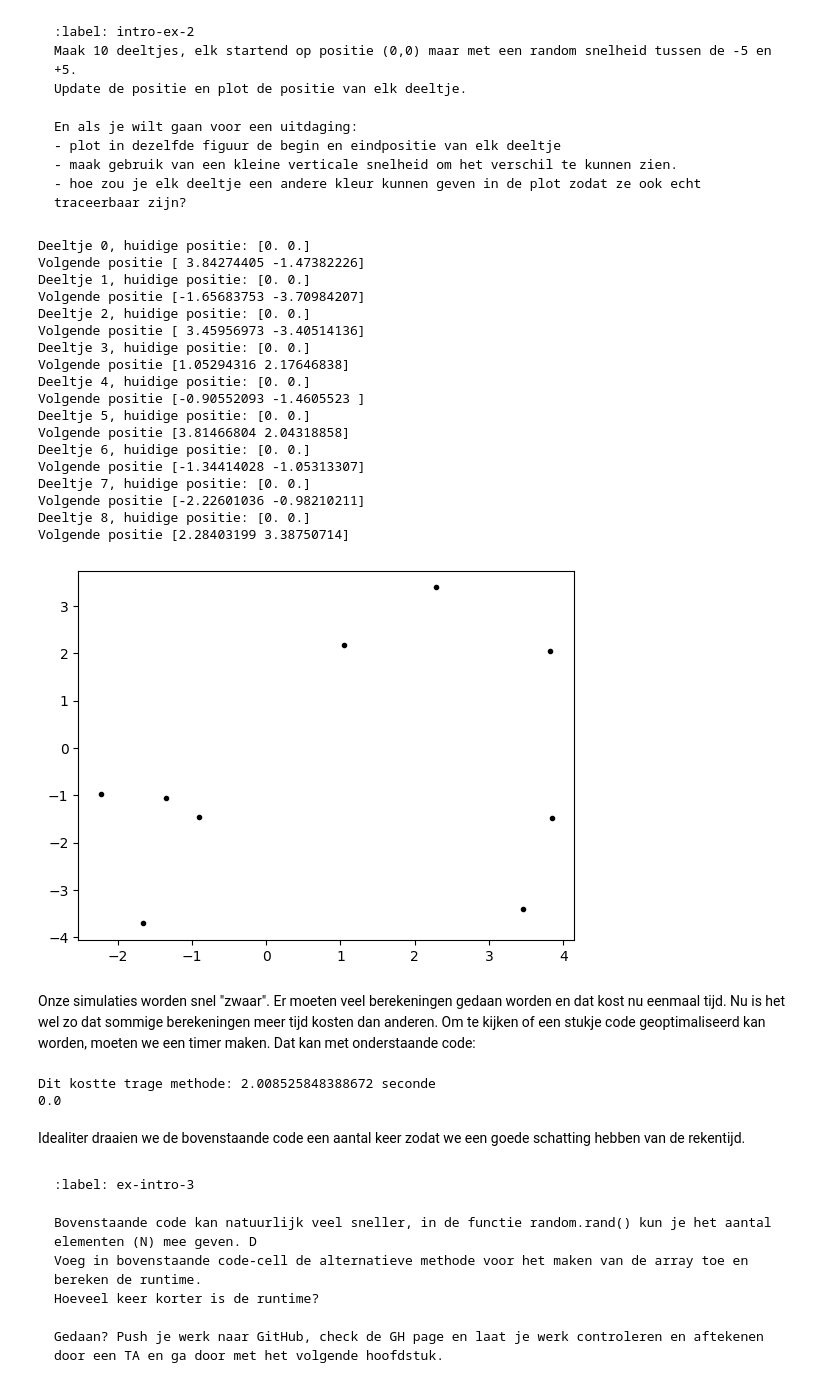
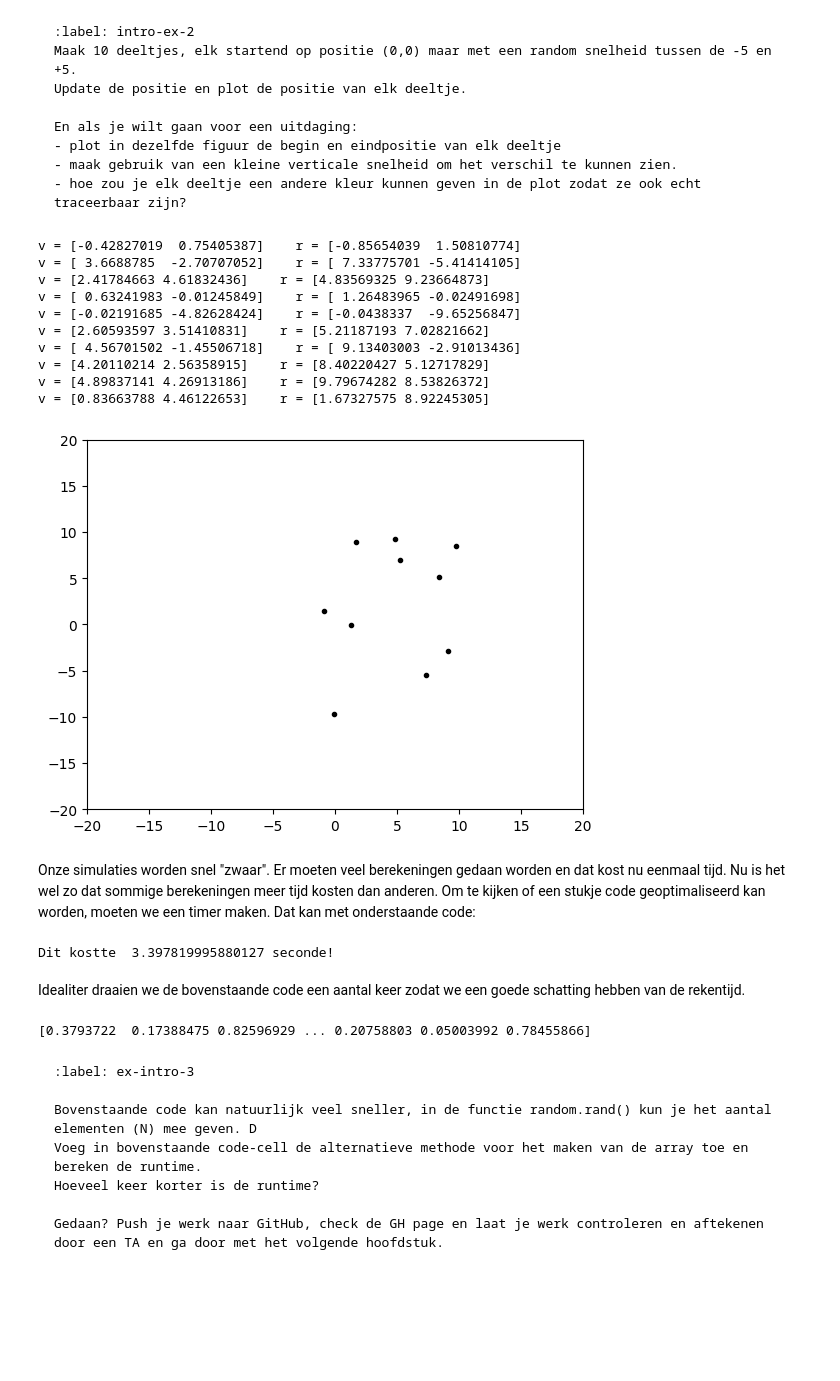
Before and after one commit to Nina925/Portfolio-Groep33, a Jupyter notebook: Content/PySim/1_intro_sim.ipynb, the cells around one changed output. Saved outputs shown, nothing was run; the diff lists cells and outputs as text; code cells hidden in the pictures; blank space fills up the shorter version.

````diff
--- a/Content/PySim/1_intro_sim.ipynb
+++ b/Content/PySim/1_intro_sim.ipynb
@@ -171,47 +182,37 @@ En als je wilt gaan voor een uitdaging:
 - hoe zou je elk deeltje een andere kleur kunnen geven in de plot zodat ze ook echt traceerbaar zijn?
 ```
 # %%
-#your code/answer
-particle_array = []
+particle_array1 = []
 
-i = 0
-for i in range(9):
+for i in range(10):
     vx = np.random.uniform(-5, 5)
     vy = np.random.uniform(-5, 5)
-    particle_array.append(ParticleClass(m=1.0, v=[vx,vy], r=[0.0, 0.0],R=1.0))
-    i += 1
+    particle_array1.append(ParticleClass(m=1.0, v=[vx,np.random.uniform(-5, 5)], r=[0, 0.0],R=1.0))
 
+for a in range(10):
+    particle_array1[a].update_position(2.0)
 
-for particle, particle_object in enumerate(particle_array):
-    print("Deeltje " + str(particle) + ", huidige positie: " + str(particle_object.r))
-    particle_object.update_position(1.0)
-    print("Volgende positie " + str(particle_object.r))
-
+for p in particle_array1:
+    print("v =", p.v, "   r =", p.r)
 
 plt.figure()
-for particle in particle_array:
-    plt.plot(particle.r[0],particle.r[1],'k.')
+for particle1 in particle_array1:
+    plt.plot(particle1.r[0],particle1.r[1],'k.')
+    plt.xlim(-20,20)
+plt.ylim(-20,20)
 plt.show()
 # %% [output]
-Deeltje 0, huidige positie: [0. 0.]
-Volgende positie [ 3.84274405 -1.47382226]
-Deeltje 1, huidige positie: [0. 0.]
-Volgende positie [-1.65683753 -3.70984207]
-Deeltje 2, huidige positie: [0. 0.]
-Volgende positie [ 3.45956973 -3.40514136]
-Deeltje 3, huidige positie: [0. 0.]
-Volgende positie [1.05294316 2.17646838]
-Deeltje 4, huidige positie: [0. 0.]
-Volgende positie [-0.90552093 -1.4605523 ]
-Deeltje 5, huidige positie: [0. 0.]
-Volgende positie [3.81466804 2.04318858]
-Deeltje 6, huidige positie: [0. 0.]
-Volgende positie [-1.34414028 -1.05313307]
-Deeltje 7, huidige positie: [0. 0.]
-Volgende positie [-2.22601036 -0.98210211]
-Deeltje 8, huidige positie: [0. 0.]
-Volgende positie [2.28403199 3.38750714]
+v = [-0.42827019  0.75405387]    r = [-0.85654039  1.50810774]
+v = [ 3.6688785  -2.70707052]    r = [ 7.33775701 -5.41414105]
+v = [2.41784663 4.61832436]    r = [4.83569325 9.23664873]
+v = [ 0.63241983 -0.01245849]    r = [ 1.26483965 -0.02491698]
+v = [-0.02191685 -4.82628424]    r = [-0.0438337  -9.65256847]
+v = [2.60593597 3.51410831]    r = [5.21187193 7.02821662]
+v = [ 4.56701502 -1.45506718]    r = [ 9.13403003 -2.91013436]
+v = [4.20110214 2.56358915]    r = [8.40220427 5.12717829]
+v = [4.89837141 4.26913186]    r = [9.79674282 8.53826372]
+v = [0.83663788 4.46122653]    r = [1.67327575 8.92245305]
-[figure, old version]
+[figure, new version]
 # %% [markdown]
 Onze simulaties worden snel "zwaar".
 Er moeten veel berekeningen gedaan worden en dat kost nu eenmaal tijd.
@@ -222,29 +223,27 @@ Dat kan met onderstaande code:
 import time
 import numpy as np
 
-#traag
 start = time.time()
+
 array = np.array([])
 N = int(1e5)
 
 for i in range(N):
-    array = np.append(array, np.random.rand(1))
+    array = np.append(array,np.random.rand(1))
 
 eind = time.time()
 lengte = eind - start
-print("Dit kostte trage methode:", lengte, "seconde")
 
-#Snel
-start1 = time.time()
-array1 = np.random.rand(N)
-einde1 = time.time()
-lengte1 = einde1 - start1
-print(lengte1)
+print("Dit kostte ", lengte, "seconde!")
 # %% [output]
-Dit kostte trage methode: 2.008525848388672 seconde
-0.0
+Dit kostte  3.397819995880127 seconde!
 # %% [markdown]
 Idealiter draaien we de bovenstaande code een aantal keer zodat we een goede schatting hebben van de rekentijd.
+# %%
+array_opdr = np.random.uniform(0,1,100000)
+print(array_opdr)
+# %% [output]
+[0.3793722  0.17388475 0.82596929 ... 0.20758803 0.05003992 0.78455866]
 # %% [markdown]
 ```{exercise} Timen
 :label: ex-intro-3
````
Also changed, not shown: parts of 4 cells of this notebook.
